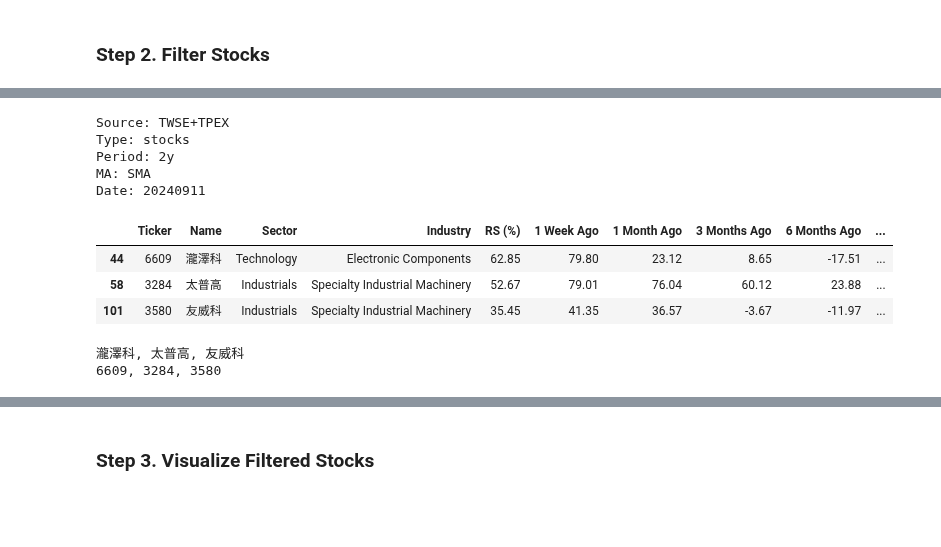
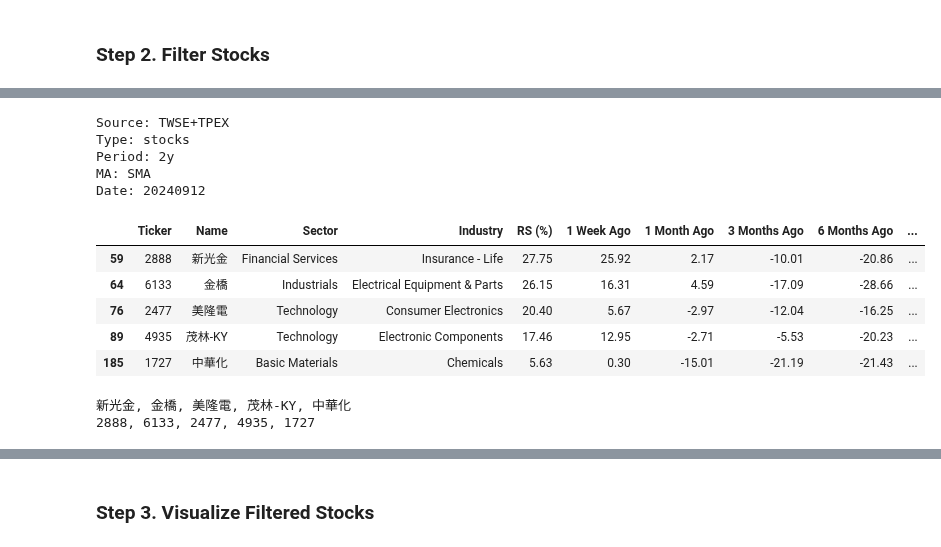
Before and after one commit to yorkjong/stock-reports, a Jupyter notebook: notebooks/weinstein_reports.ipynb, the cells around one changed output, grey strips where cells are left out. Cells and saved outputs as stored; diff of their text form; code cells hidden in the pictures; blank space fills up the shorter version.

```diff
--- a/notebooks/weinstein_reports.ipynb
+++ b/notebooks/weinstein_reports.ipynb
@@ -529,46 +526,48 @@ Date: 20240911
 # %%
 # @title Filter 2. Increasing RS > 0 {"run":"auto"}
 cond0 = "(df['RS (%)'] > 0)" # @param ["(df['RS (%)'] > 0)"]
-cond1 = "" # @param ["& (df['RS (%)'] > df['1 Week Ago'])", ""]
+cond1 = "& (df['RS (%)'] > df['1 Week Ago'])" # @param ["& (df['RS (%)'] > df['1 Week Ago'])", ""]
 cond2 = "& (df['1 Week Ago'] > df['1 Month Ago'])" # @param ["& (df['1 Week Ago'] > df['1 Month Ago'])", "& (df['RS (%)'] > df['1 Month Ago'])", ""]
 cond3 = "& (df['1 Month Ago'] > df['3 Months Ago'])" # @param ["& (df['1 Month Ago'] > df['3 Months Ago'])", ""]
 cond4 = "& (df['3 Months Ago'] > df['6 Months Ago'])" # @param ["& (df['3 Months Ago'] > df['6 Months Ago'])", ""]
-cond5 = "& (df['6 Months Ago'] > df['9 Months Ago'])" # @param ["& (df['6 Months Ago'] > df['9 Months Ago'])", ""]
+cond5 = "" # @param ["& (df['6 Months Ago'] > df['9 Months Ago'])", ""]
 cond6 = "& (df['RS Rank (%)'] > 80)" # @param ["& (df['RS Rank (%)'] > 95)", "& (df['RS Rank (%)'] > 90)", "& (df['RS Rank (%)'] > 85)", "& (df['RS Rank (%)'] > 80)", ""]
 cond7 = "& ((df['EPS RS (%)'] > 0) | (df['Rev RS (%)'] > 0))" # @param ["& ((df['EPS RS (%)'] > 0) | (df['Rev RS (%)'] > 0))", ""]
 cond8 = "& (df['EPS RS (%)'] > 0)" # @param ["& (df['EPS RS (%)'] > 0)", "& (df['EPS RS (%)'] > 50)", "& (df['EPS RS (%)'] > 100)", "& (df['EPS RS (%)'] > 200)", "& (df['EPS RS (%)'] > 500)", ""]
 cond9 = "& (df['Rev RS (%)'] > 0)" # @param ["& (df['Rev RS (%)'] > 0)", "& (df['Rev RS (%)'] > 5)", "& (df['Rev RS (%)'] > 10)", "& (df['Rev RS (%)'] > 20)", "& (df['Rev RS (%)'] > 50)", "& (df['Rev RS (%)'] > 100)", ""]
 cond10 = "& ((df['TTM EPS'] > 0) & (df['TTM RPS'] > 0))" # @param ["& (df['TTM EPS'] > 0)", "& (df['TTM RPS'] > 0)", "& ((df['TTM EPS'] > 0) & (df['TTM RPS'] > 0))", ""]
 cond11 = "& (df['Price'] < 100)" # @param ["& (df['Price'] < 50)", "& (df['Price'] < 100)", "& (df['Price'] < 200)", ""]
 num_items = 10 # @param [10, 20, 30] {"type":"raw"}
 
 NUM_CONDS = 12
 cond = eval('+'.join([f"cond{i}" for i in range(NUM_CONDS)]))
 
 selected_file = file_dropdown.value
 source, kind, period, ma, date = selected_file.split('_')
 date = date.replace('.csv', '')
 print(f"Source: {source}\nType: {kind}\nPeriod: {period}\nMA: {ma}\nDate: {date}")
 
 df = github.download_csv(selected_file)
 df = df[eval(cond)]
 df_top_f2 = df.head(num_items)
 display(df_top_f2)
 
 print_column(df_top_f2, 'Name')
 print_column(df_top_f2, 'Ticker')
 # %% [output]
 Source: TWSE+TPEX
 Type: stocks
 Period: 2y
 MA: SMA
-Date: 20240911
+Date: 20240912
 |  | Ticker | Name | Sector | Industry | RS (%) | 1 Week Ago | 1 Month Ago | 3 Months Ago | 6 Months Ago | ... |
-| 44 | 6609 | 瀧澤科 | Technology | Electronic Components | 62.85 | 79.80 | 23.12 | 8.65 | -17.51 | ... |
-| 58 | 3284 | 太普高 | Industrials | Specialty Industrial Machinery | 52.67 | 79.01 | 76.04 | 60.12 | 23.88 | ... |
-| 101 | 3580 | 友威科 | Industrials | Specialty Industrial Machinery | 35.45 | 41.35 | 36.57 | -3.67 | -11.97 | ... |
+| 59 | 2888 | 新光金 | Financial Services | Insurance - Life | 27.75 | 25.92 | 2.17 | -10.01 | -20.86 | ... |
+| 64 | 6133 | 金橋 | Industrials | Electrical Equipment & Parts | 26.15 | 16.31 | 4.59 | -17.09 | -28.66 | ... |
+| 76 | 2477 | 美隆電 | Technology | Consumer Electronics | 20.40 | 5.67 | -2.97 | -12.04 | -16.25 | ... |
+| 89 | 4935 | 茂林-KY | Technology | Electronic Components | 17.46 | 12.95 | -2.71 | -5.53 | -20.23 | ... |
+| 185 | 1727 | 中華化 | Basic Materials | Chemicals | 5.63 | 0.30 | -15.01 | -21.19 | -21.43 | ... |
-瀧澤科, 太普高, 友威科
-6609, 3284, 3580
+新光金, 金橋, 美隆電, 茂林-KY, 中華化
+2888, 6133, 2477, 4935, 1727
 # %%
 # @title Filter 3. RS Breakout {"run":"auto"}
 base = 0 # @param ["0","30","60","100"] {"type":"raw"}
```
Also changed, not shown: parts of 6 cells of this notebook.
